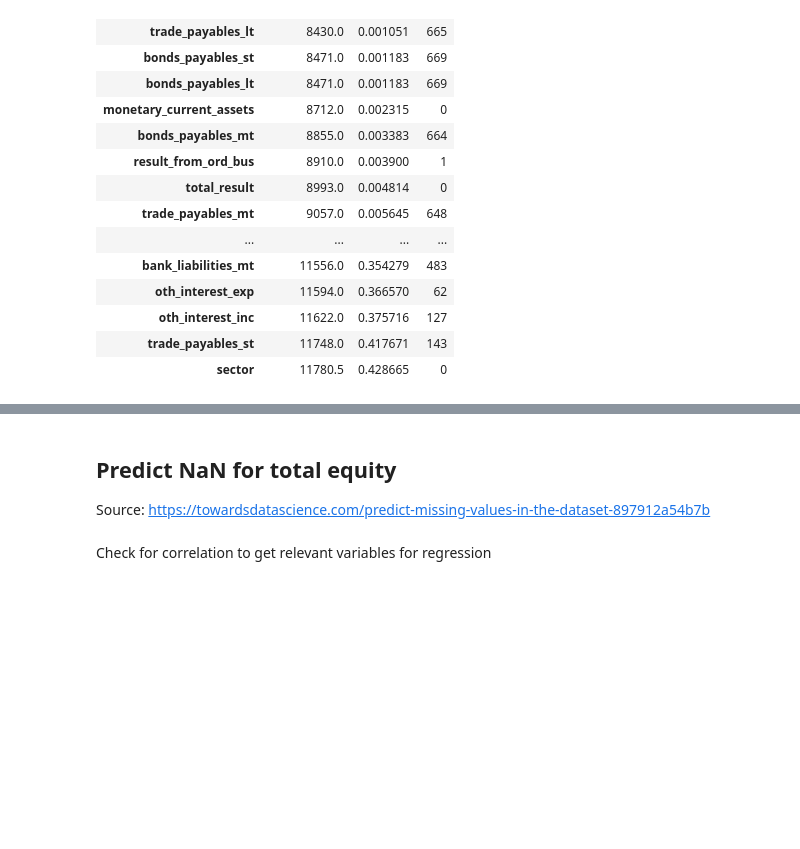
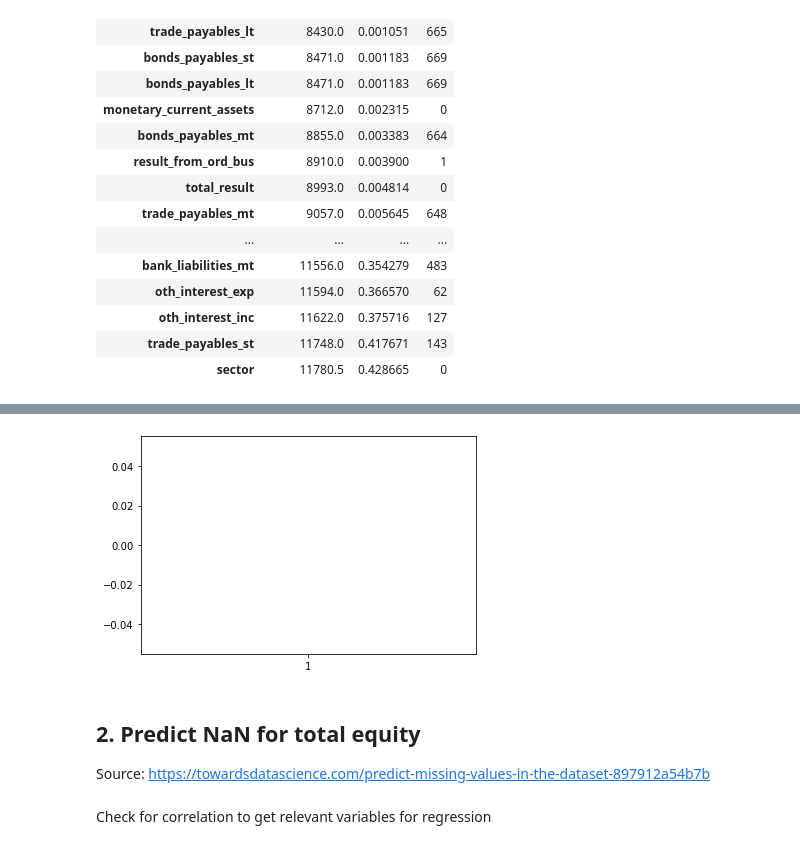
Before and after one commit to danIBK/SE_Risk_Management, a Jupyter notebook: Hello World.ipynb, the cells around one changed output, grey strips where cells are left out. Cells and saved outputs as stored; diff of their text form; code cells hidden in the pictures; blank space fills up the shorter version.

```diff
--- a/Hello World.ipynb
+++ b/Hello World.ipynb
@@ -443,5 +439,11 @@ df_train = df_train.loc[df_train["id"] != 'C_620']
+# %%
+df_train['cash'] = df_train.cash
+plt.boxplot(df_train.cash)
+plt.show()
+# %% [output]
+[figure, added]
 # %% [markdown]
-## Predict NaN for total equity
+## 2. Predict NaN for total equity
 Source: https://towardsdatascience.com/predict-missing-values-in-the-dataset-897912a54b7b
 # %% [markdown]
 Check for correlation to get relevant variables for regression
```
Also changed, not shown: parts of 18 cells of this notebook.
